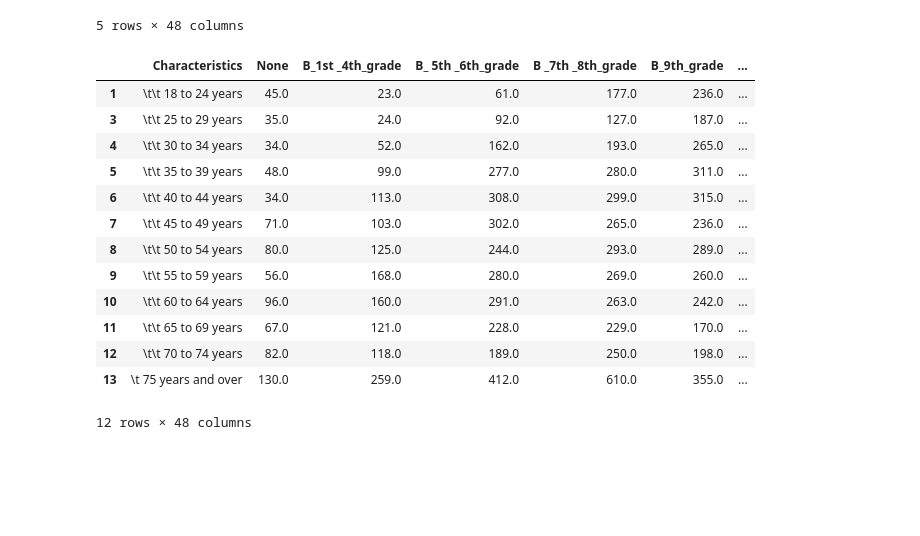
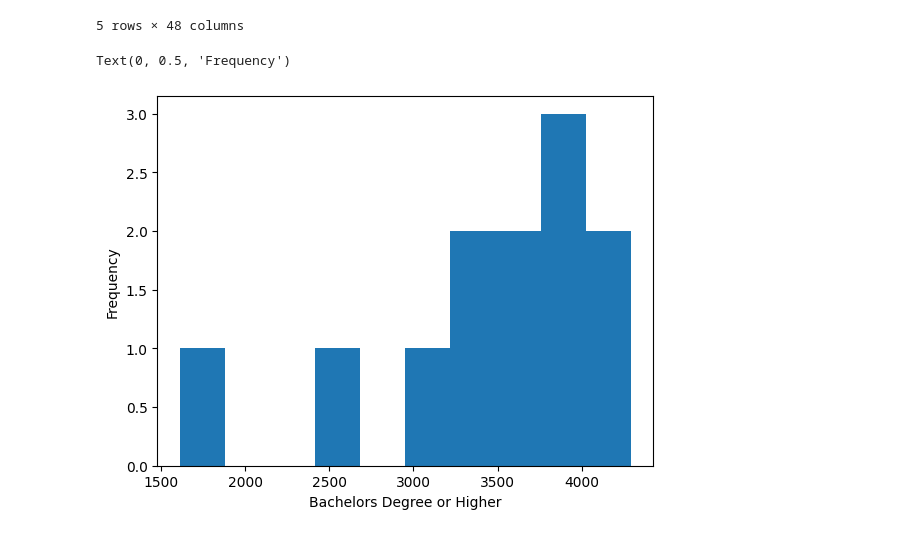
Before and after one commit to DaltonWise/Homework, a Jupyter notebook: Data_Transformation_with_r_or_python.ipynb, the cells around one changed output. Cells and saved outputs as stored; diff of their text form; code cells hidden in the pictures; blank space fills up the shorter version.

```diff
--- a/Data_Transformation_with_r_or_python.ipynb
+++ b/Data_Transformation_with_r_or_python.ipynb
@@ -231,20 +235,3 @@ df.head()
 | 5 | \t\t 35 to 39 years | 48.0 | 99.0 | 277.0 | 280.0 | 311.0 | ... |
 | 6 | \t\t 40 to 44 years | 34.0 | 113.0 | 308.0 | 299.0 | 315.0 | ... |
 5 rows × 48 columns
-# %%
-df
-# %% [output]
-|  | Characteristics | None | B_1st _4th_grade | B_ 5th _6th_grade | B _7th _8th_grade | B_9th_grade | ... |
-| 1 | \t\t 18 to 24 years | 45.0 | 23.0 | 61.0 | 177.0 | 236.0 | ... |
-| 3 | \t\t 25 to 29 years | 35.0 | 24.0 | 92.0 | 127.0 | 187.0 | ... |
-| 4 | \t\t 30 to 34 years | 34.0 | 52.0 | 162.0 | 193.0 | 265.0 | ... |
-| 5 | \t\t 35 to 39 years | 48.0 | 99.0 | 277.0 | 280.0 | 311.0 | ... |
-| 6 | \t\t 40 to 44 years | 34.0 | 113.0 | 308.0 | 299.0 | 315.0 | ... |
-| 7 | \t\t 45 to 49 years | 71.0 | 103.0 | 302.0 | 265.0 | 236.0 | ... |
-| 8 | \t\t 50 to 54 years | 80.0 | 125.0 | 244.0 | 293.0 | 289.0 | ... |
-| 9 | \t\t 55 to 59 years | 56.0 | 168.0 | 280.0 | 269.0 | 260.0 | ... |
-| 10 | \t\t 60 to 64 years | 96.0 | 160.0 | 291.0 | 263.0 | 242.0 | ... |
-| 11 | \t\t 65 to 69 years | 67.0 | 121.0 | 228.0 | 229.0 | 170.0 | ... |
-| 12 | \t\t 70 to 74 years | 82.0 | 118.0 | 189.0 | 250.0 | 198.0 | ... |
-| 13 | \t 75 years and over | 130.0 | 259.0 | 412.0 | 610.0 | 355.0 | ... |
-12 rows × 48 columns
@@ -250,0 +243,7 @@ df
+# %%
+histogram = df['Male_Degree'].plot(kind='hist')
+histogram.set_xlabel('Bachelors Degree or Higher')
+histogram.set_ylabel('Frequency')
+# %% [output]
+Text(0, 0.5, 'Frequency')
+[figure, added]
```
Also changed, not shown: parts of 9 cells of this notebook.
